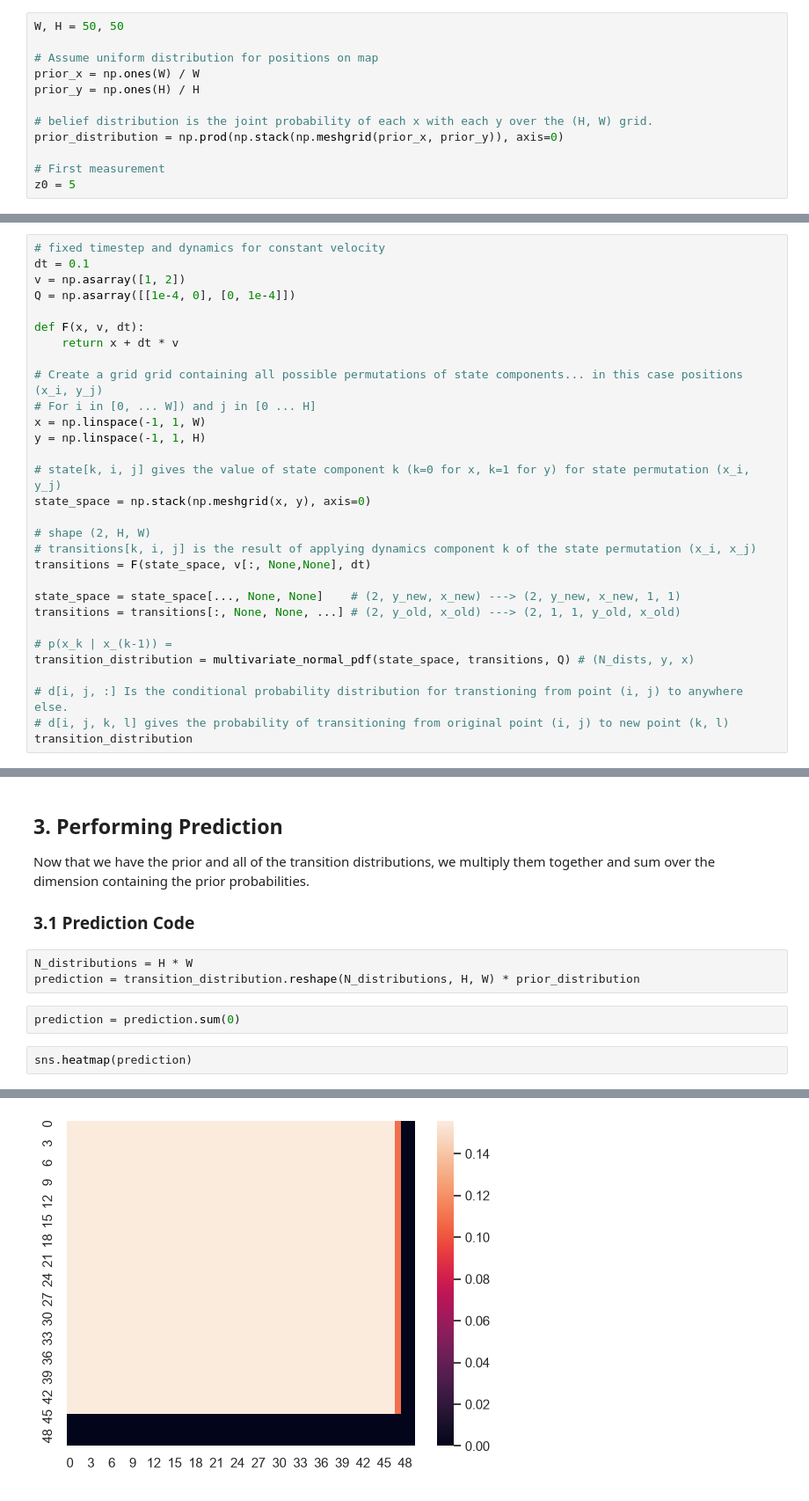
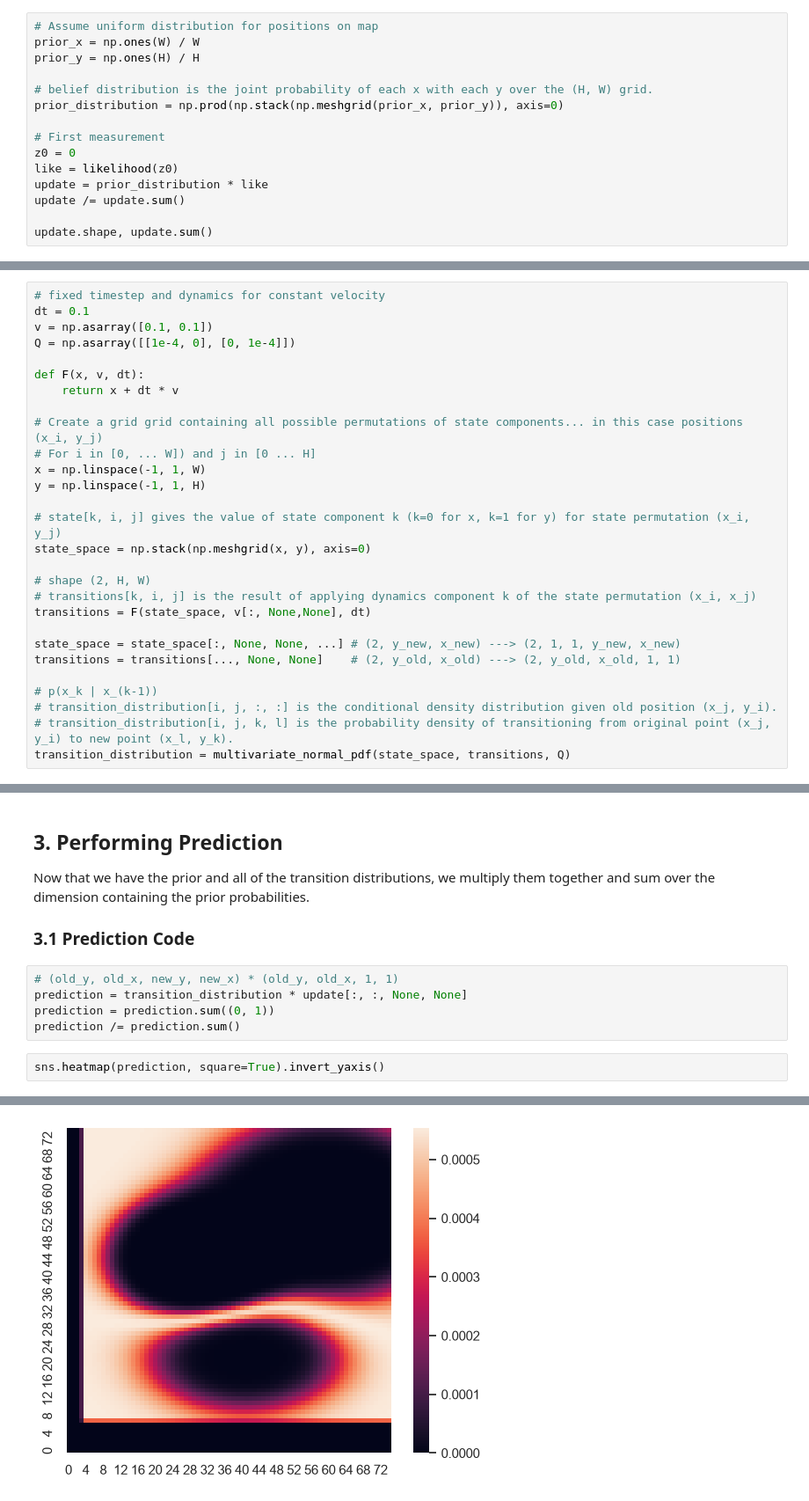
Before and after one commit to wcneill/learning_filters, a Jupyter notebook: Examples/bathymetry.ipynb, the cells around one changed output, grey strips where cells are left out. Shown at 88% size. Drawn from its saved outputs; the diff is of its cells as text.

Commit message:
finished full update and predict example

```diff
--- a/Examples/bathymetry.ipynb
+++ b/Examples/bathymetry.ipynb
@@ -211,8 +211,6 @@ $$
 
 ### 1.3 Update probability Code:
 # %%
-W, H = 50, 50
-
 # Assume uniform distribution for positions on map
 prior_x = np.ones(W) / W
 prior_y = np.ones(H) / H
@@ -221,5 +219,10 @@ prior_y = np.ones(H) / H
 prior_distribution = np.prod(np.stack(np.meshgrid(prior_x, prior_y)), axis=0)
 
 # First measurement
-z0 = 5
+z0 = 0
+like = likelihood(z0)
+update = prior_distribution * like
+update /= update.sum()
+
+update.shape, update.sum()
 # %% [output]
@@ -300,7 +303,7 @@ def multivariate_normal_pdf(x: np.ndarray, mu: np.ndarray, cov):
 # %%
 # fixed timestep and dynamics for constant velocity
 dt = 0.1
-v = np.asarray([1, 2])
+v = np.asarray([0.1, 0.1])
 Q = np.asarray([[1e-4, 0], [0, 1e-4]])
 
 def F(x, v, dt):
@@ -318,12 +321,10 @@ state_space = np.stack(np.meshgrid(x, y), axis=0)
 # transitions[k, i, j] is the result of applying dynamics component k of the state permutation (x_i, x_j)
 transitions = F(state_space, v[:, None,None], dt)
 
-state_space = state_space[..., None, None]    # (2, y_new, x_new) ---> (2, y_new, x_new, 1, 1)
-transitions = transitions[:, None, None, ...] # (2, y_old, x_old) ---> (2, 1, 1, y_old, x_old)
+state_space = state_space[:, None, None, ...] # (2, y_new, x_new) ---> (2, 1, 1, y_new, x_new)
+transitions = transitions[..., None, None]    # (2, y_old, x_old) ---> (2, y_old, x_old, 1, 1)
 
-# p(x_k | x_(k-1)) =
-transition_distribution = multivariate_normal_pdf(state_space, transitions, Q) # (N_dists, y, x)
-
-# d[i, j, :] Is the conditional probability distribution for transtioning from point (i, j) to anywhere else.
-# d[i, j, k, l] gives the probability of transitioning from original point (i, j) to new point (k, l)
-transition_distribution
+# p(x_k | x_(k-1))
+# transition_distribution[i, j, :, :] is the conditional density distribution given old position (x_j, y_i).
+# transition_distribution[i, j, k, l] is the probability density of transitioning from original point (x_j, y_i) to new point (x_l, y_k).
+transition_distribution = multivariate_normal_pdf(state_space, transitions, Q)
@@ -352,10 +335,10 @@ Now that we have the prior and all of the transition distributions, we multiply
 
 ### 3.1 Prediction Code
 # %%
-N_distributions = H * W
-prediction = transition_distribution.reshape(N_distributions, H, W) * prior_distribution
+# (old_y, old_x, new_y, new_x) * (old_y, old_x, 1, 1)
+prediction = transition_distribution * update[:, :, None, None]
+prediction = prediction.sum((0, 1))
+prediction /= prediction.sum()
-# %%
-prediction = prediction.sum(0)
 # %%
-sns.heatmap(prediction)
+sns.heatmap(prediction, square=True).invert_yaxis()
 # %% [output]
@@ -363 +345 @@ sns.heatmap(prediction)
-[figure, old version]
+[figure, new version]
```
Also changed, not shown: parts of 9 cells of this notebook.
